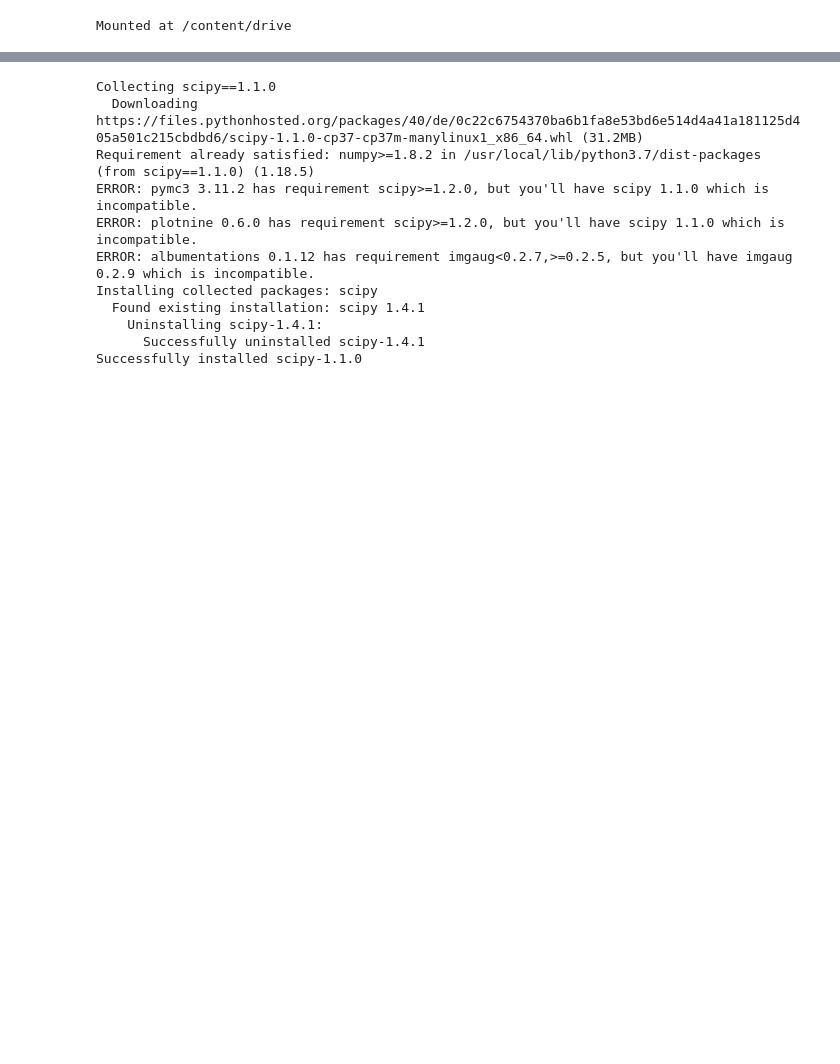
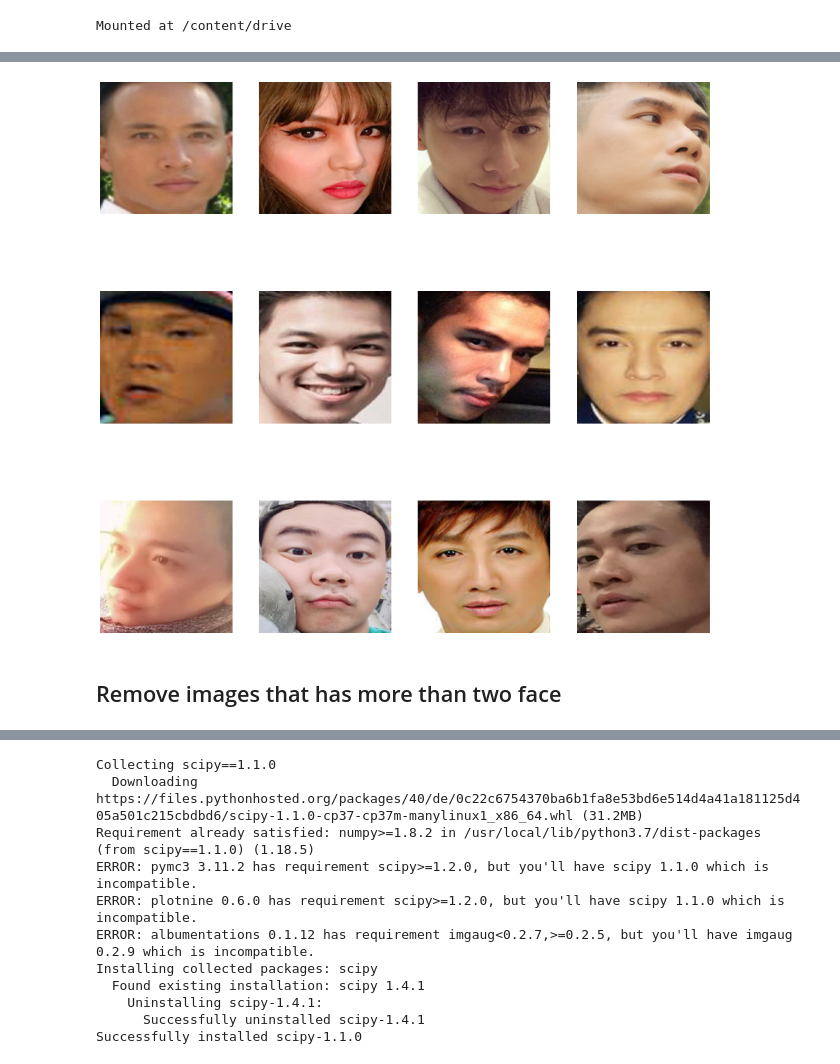
Before and after one commit to thoadao0301/AI-Project, a Jupyter notebook: Implement_Keras_Facenet_Vietnam_Famous_Celebrities.ipynb, the cells around one changed output, grey strips where cells are left out. Cells and saved outputs as stored; diff of their text form; code cells hidden in the pictures; blank space fills up the shorter version.

```diff
--- a/Implement_Keras_Facenet_Vietnam_Famous_Celebrities.ipynb
+++ b/Implement_Keras_Facenet_Vietnam_Famous_Celebrities.ipynb
@@ -32,3 +79,19 @@ from keras_facenet import FaceNet
+# %%
+embedder = FaceNet()
+plt.subplots(figsize=(20,20))
+k = 1
+image_list = get_list_files('/content/drive/Shareddrives/AI_Project/DatasetVietNam/DataVietNam/VietNam/VN_Male')
+random_image_list = random.choices(image_list, k = 12)
+for image in random_image_list:
+    im = extract_face(image,embedder)
+    plt.subplot(3,4,k)
+    plt.imshow(im)
+    plt.axis("off")
+    k += 1
+# %% [output]
+[figure, added]
+# %% [markdown]
+## Remove images that has more than two face
 # %%
 def check_only_one_face(directory_path):
     list_sub_dir = os.listdir(directory_path)
```
Also changed, not shown: parts of 69 cells of this notebook.
